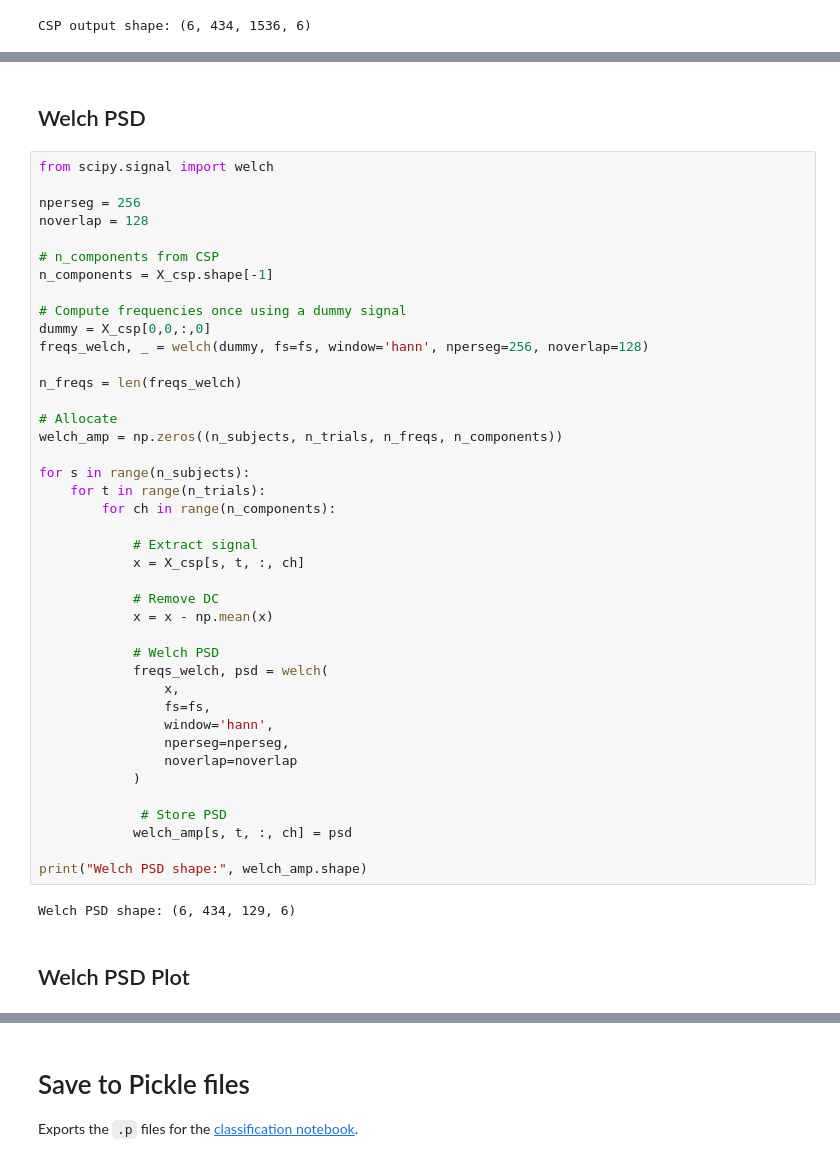
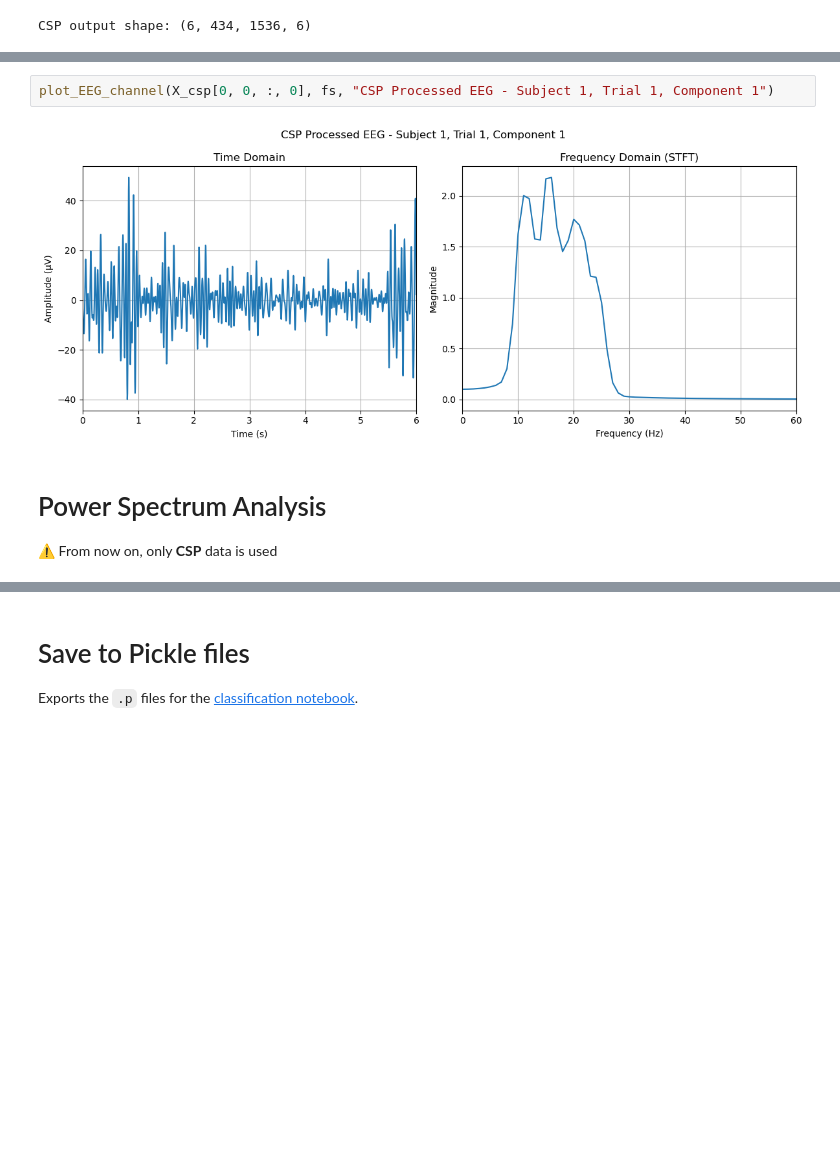
Before and after one commit to BalducciFrancesco/22053-Motor-Imagery-Miniproject, a Jupyter notebook: preprocessing.ipynb, the cells around one changed output, grey strips where cells are left out. Saved outputs shown, nothing was run; the diff lists cells and outputs as text; blank space fills up the shorter version.

```diff
--- a/preprocessing.ipynb
+++ b/preprocessing.ipynb
@@ -283,47 +314,7 @@ CSP output shape: (6, 434, 1536, 6)
+# %%
+plot_EEG_channel(X_csp[0, 0, :, 0], fs, "CSP Processed EEG - Subject 1, Trial 1, Component 1")
+# %% [output]
+[figure, added]
 # %% [markdown]
-## Welch PSD
+# Power Spectrum Analysis
+⚠️ From now on, only **CSP** data is used
-# %%
-from scipy.signal import welch
-
-nperseg = 256
-noverlap = 128
-
-# n_components from CSP
-n_components = X_csp.shape[-1]
-
-# Compute frequencies once using a dummy signal
-dummy = X_csp[0,0,:,0]
-freqs_welch, _ = welch(dummy, fs=fs, window='hann', nperseg=256, noverlap=128)
-
-n_freqs = len(freqs_welch)
-
-# Allocate
-welch_amp = np.zeros((n_subjects, n_trials, n_freqs, n_components))
-
-for s in range(n_subjects):
-    for t in range(n_trials):
-        for ch in range(n_components):
-
-            # Extract signal
-            x = X_csp[s, t, :, ch]
-
-            # Remove DC
-            x = x - np.mean(x)
-
-            # Welch PSD
-            freqs_welch, psd = welch(
-                x,
-                fs=fs,
-                window='hann',
-                nperseg=nperseg,
-                noverlap=noverlap
-            )
-
-             # Store PSD
-            welch_amp[s, t, :, ch] = psd
-
-print("Welch PSD shape:", welch_amp.shape)
-# %% [output]
-Welch PSD shape: (6, 434, 129, 6)
-# %% [markdown]
-## Welch PSD Plot
```
Also changed, not shown: parts of 23 cells of this notebook, 1 other file.
